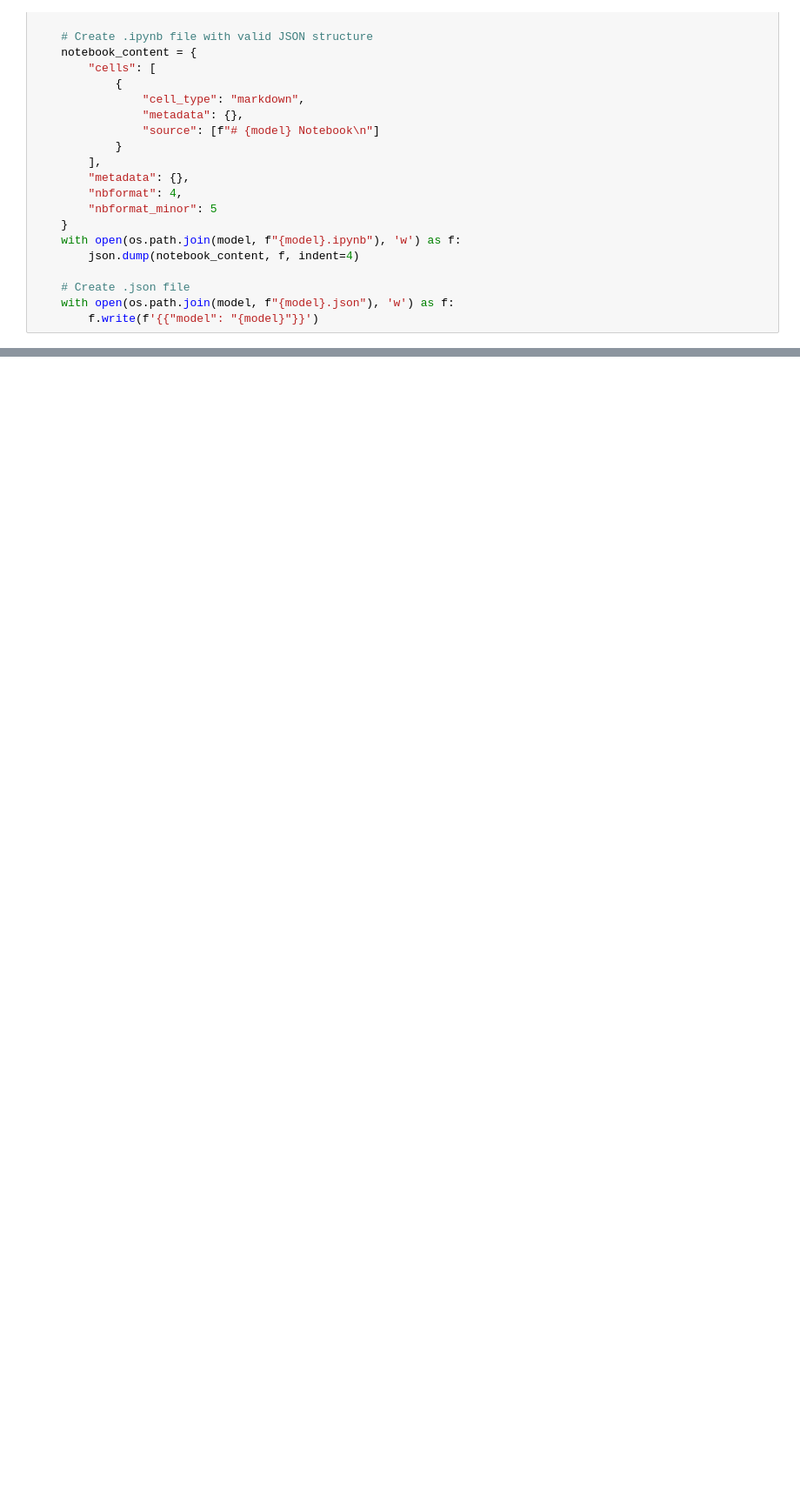
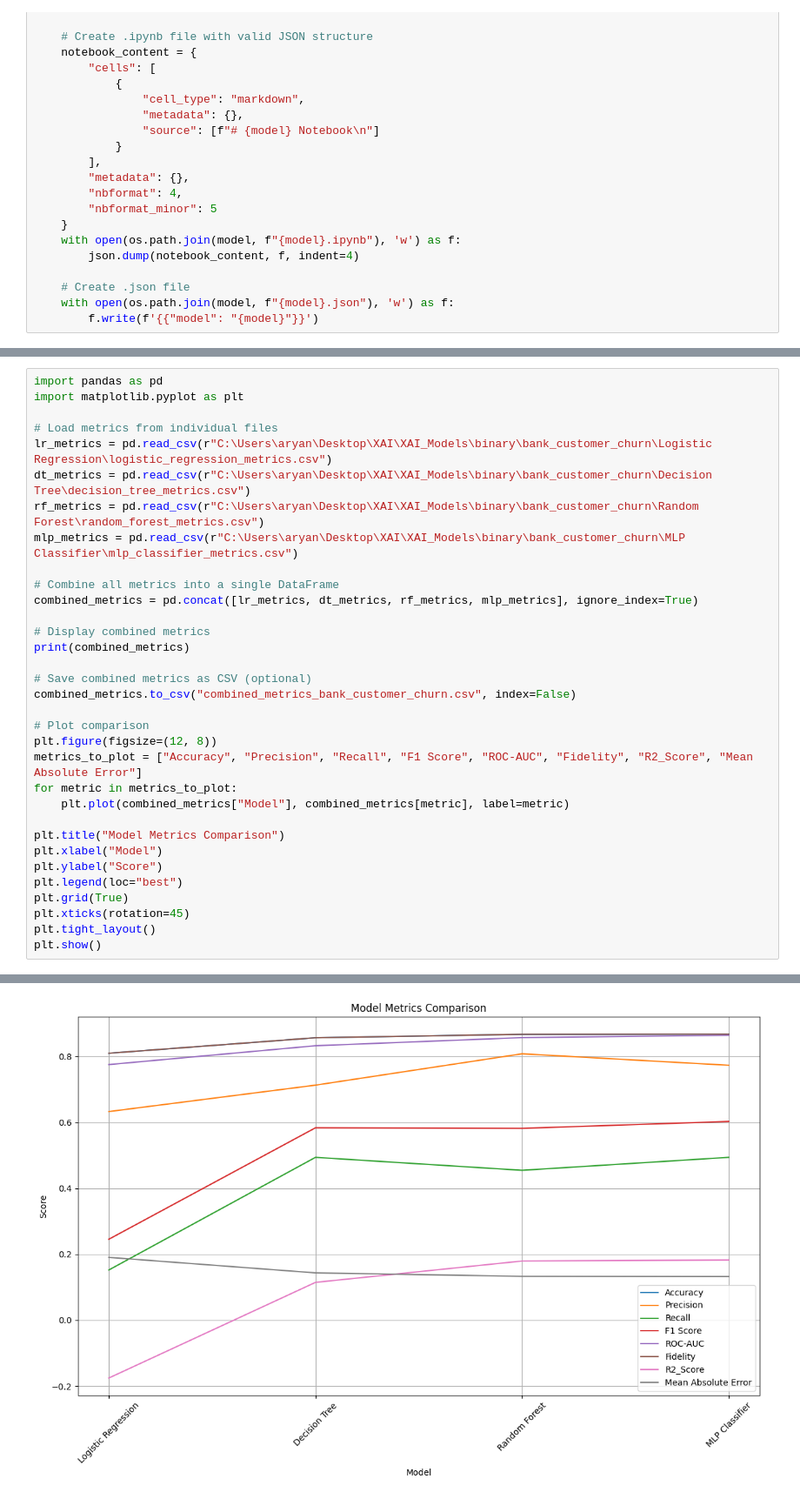
Before and after one commit to aryan04756/XAI_Models, a Jupyter notebook: XAI_Models/binary/adult_income/main_script.ipynb, the cells around one changed output, grey strips where cells are left out. Shown at 87% size. Cells and saved outputs as stored; diff of their text form; blank space fills up the shorter version.

```diff
--- a/XAI_Models/binary/adult_income/main_script.ipynb
+++ b/XAI_Models/binary/adult_income/main_script.ipynb
@@ -72,3 +72,37 @@ plt.show()
 2  0.867649  0.275938             0.132351
 3  0.864271  0.257458             0.135729
 [figure]
+# %%
+import pandas as pd
+import matplotlib.pyplot as plt
+
+# Load metrics from individual files
+lr_metrics = pd.read_csv(r"C:\Users\aryan\Desktop\XAI\XAI_Models\binary\bank_customer_churn\Logistic Regression\logistic_regression_metrics.csv")
+dt_metrics = pd.read_csv(r"C:\Users\aryan\Desktop\XAI\XAI_Models\binary\bank_customer_churn\Decision Tree\decision_tree_metrics.csv")
+rf_metrics = pd.read_csv(r"C:\Users\aryan\Desktop\XAI\XAI_Models\binary\bank_customer_churn\Random Forest\random_forest_metrics.csv")
+mlp_metrics = pd.read_csv(r"C:\Users\aryan\Desktop\XAI\XAI_Models\binary\bank_customer_churn\MLP Classifier\mlp_classifier_metrics.csv")
+
+# Combine all metrics into a single DataFrame
+combined_metrics = pd.concat([lr_metrics, dt_metrics, rf_metrics, mlp_metrics], ignore_index=True)
+
+# Display combined metrics
+print(combined_metrics)
+
+# Save combined metrics as CSV (optional)
+combined_metrics.to_csv("combined_metrics_bank_customer_churn.csv", index=False)
+
+# Plot comparison
+plt.figure(figsize=(12, 8))
+metrics_to_plot = ["Accuracy", "Precision", "Recall", "F1 Score", "ROC-AUC", "Fidelity", "R2_Score", "Mean Absolute Error"]
+for metric in metrics_to_plot:
+    plt.plot(combined_metrics["Model"], combined_metrics[metric], label=metric)
+
+plt.title("Model Metrics Comparison")
+plt.xlabel("Model")
+plt.ylabel("Score")
+plt.legend(loc="best")
+plt.grid(True)
+plt.xticks(rotation=45)
+plt.tight_layout()
+plt.show()
+# %% [output]
@@ -74,0 +120 @@ plt.show()
+[figure, added]
```
Also changed, not shown: parts of 2 cells of this notebook, 12 other files.
